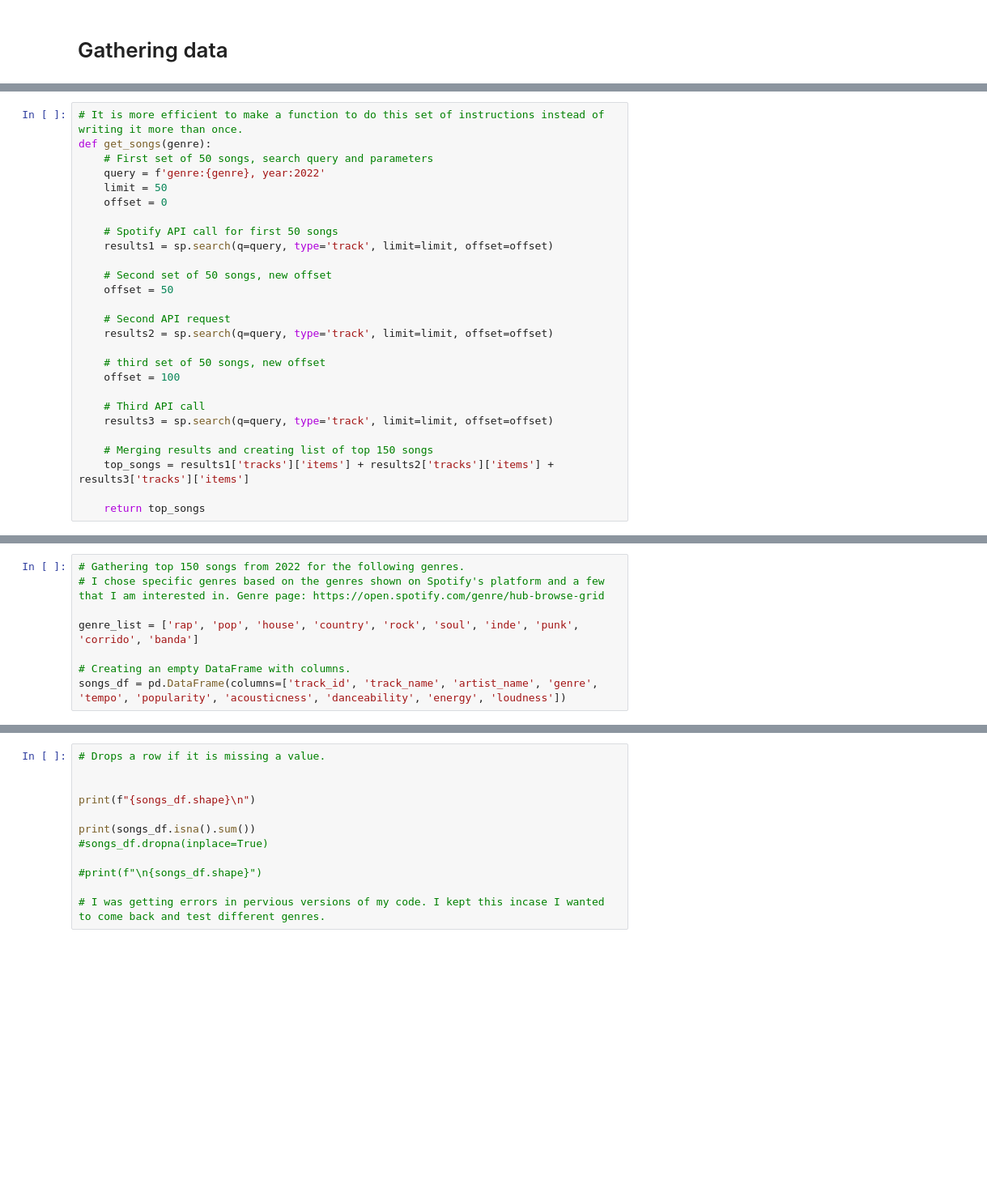
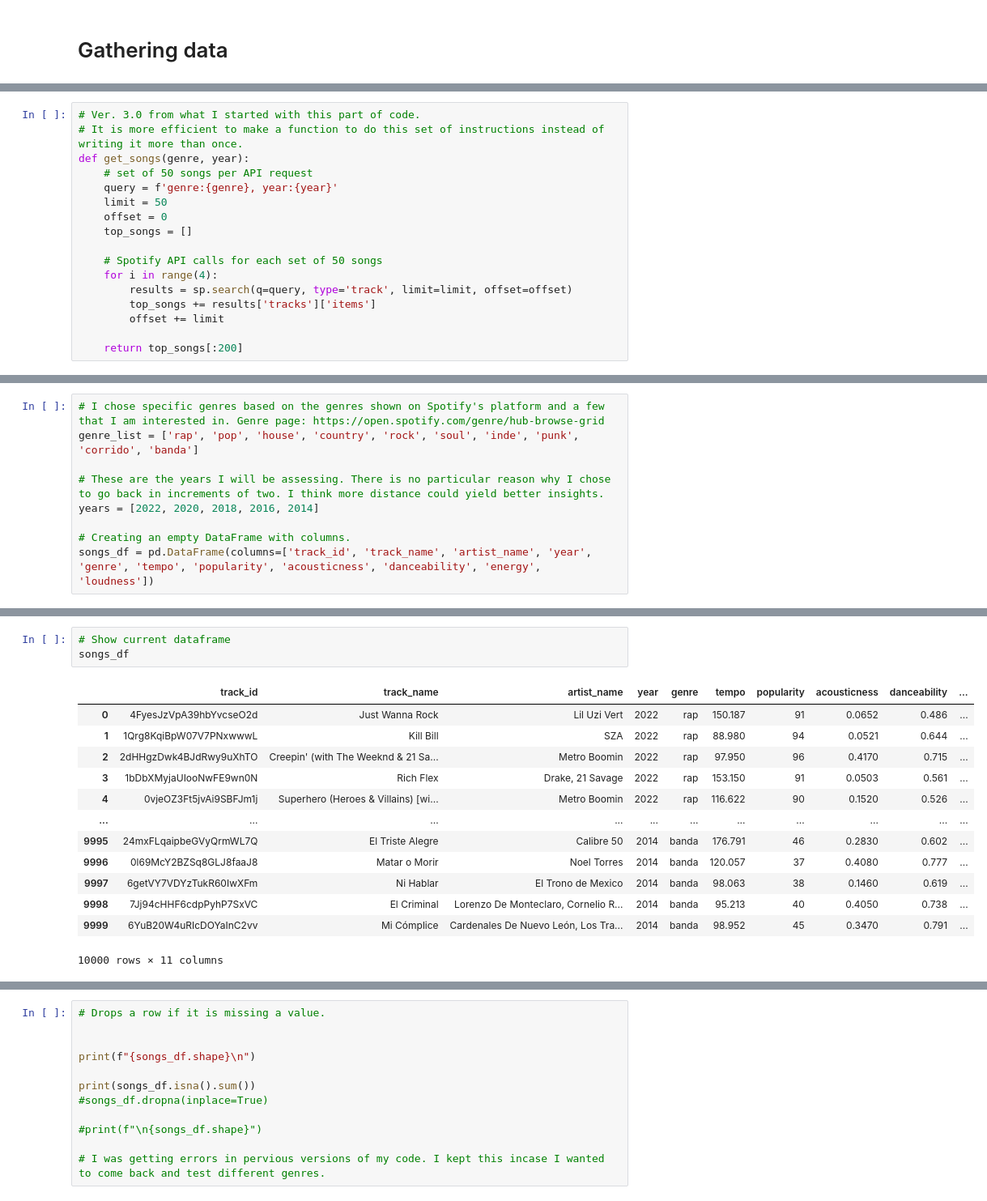
Before and after one commit to GuntherChung/INST414-A4, a Jupyter notebook: Assignment_4_Work.ipynb, the cells around one changed output, grey strips where cells are left out. Shown at 81% size. Drawn from its saved outputs; the diff is of its cells as text; blank space fills up the shorter version.

```diff
--- a/Assignment_4_Work.ipynb
+++ b/Assignment_4_Work.ipynb
@@ -27,27 +29,17 @@ sp = spotipy.Spotify(client_credentials_manager=client_credentials_manager)
 # %%
+# Ver. 3.0 from what I started with this part of code.
 # It is more efficient to make a function to do this set of instructions instead of writing it more than once.
-def get_songs(genre):
-    # First set of 50 songs, search query and parameters
-    query = f'genre:{genre}, year:2022'
+def get_songs(genre, year):
+    # set of 50 songs per API request
+    query = f'genre:{genre}, year:{year}'
     limit = 50
     offset = 0
+    top_songs = []
 
-    # Spotify API call for first 50 songs
-    results1 = sp.search(q=query, type='track', limit=limit, offset=offset)
+    # Spotify API calls for each set of 50 songs
+    for i in range(4):
+        results = sp.search(q=query, type='track', limit=limit, offset=offset)
+        top_songs += results['tracks']['items']
+        offset += limit
 
-    # Second set of 50 songs, new offset
-    offset = 50
-
-    # Second API request
-    results2 = sp.search(q=query, type='track', limit=limit, offset=offset)
-
-    # third set of 50 songs, new offset
-    offset = 100
-
-    # Third API call
-    results3 = sp.search(q=query, type='track', limit=limit, offset=offset)
-
-    # Merging results and creating list of top 150 songs
-    top_songs = results1['tracks']['items'] + results2['tracks']['items'] + results3['tracks']['items']
-
-    return top_songs
+    return top_songs[:200]
@@ -54,9 +54,10 @@ def get_songs(genre):
 # %%
-# Gathering top 150 songs from 2022 for the following genres.
 # I chose specific genres based on the genres shown on Spotify's platform and a few that I am interested in. Genre page: https://open.spotify.com/genre/hub-browse-grid
-
 genre_list = ['rap', 'pop', 'house', 'country', 'rock', 'soul', 'inde', 'punk', 'corrido', 'banda']
 
+# These are the years I will be assessing. There is no particular reason why I chose to go back in increments of two. I think more distance could yield better insights.
+years = [2022, 2020, 2018, 2016, 2014]
+
 # Creating an empty DataFrame with columns.
-songs_df = pd.DataFrame(columns=['track_id', 'track_name', 'artist_name', 'genre', 'tempo', 'popularity', 'acousticness', 'danceability', 'energy', 'loudness'])
+songs_df = pd.DataFrame(columns=['track_id', 'track_name', 'artist_name', 'year', 'genre', 'tempo', 'popularity', 'acousticness', 'danceability', 'energy', 'loudness'])
 # %%
@@ -88,3 +90,20 @@ for genre in genre_list:
+# %%
+# Show current dataframe
+songs_df
+# %% [output]
+|  | track_id | track_name | artist_name | year | genre | tempo | popularity | acousticness | danceability | ... |
+| 0 | 4FyesJzVpA39hbYvcseO2d | Just Wanna Rock | Lil Uzi Vert | 2022 | rap | 150.187 | 91 | 0.0652 | 0.486 | ... |
+| 1 | 1Qrg8KqiBpW07V7PNxwwwL | Kill Bill | SZA | 2022 | rap | 88.980 | 94 | 0.0521 | 0.644 | ... |
+| 2 | 2dHHgzDwk4BJdRwy9uXhTO | Creepin' (with The Weeknd & 21 Sa... | Metro Boomin | 2022 | rap | 97.950 | 96 | 0.4170 | 0.715 | ... |
+| 3 | 1bDbXMyjaUIooNwFE9wn0N | Rich Flex | Drake, 21 Savage | 2022 | rap | 153.150 | 91 | 0.0503 | 0.561 | ... |
+| 4 | 0vjeOZ3Ft5jvAi9SBFJm1j | Superhero (Heroes & Villains) [wi... | Metro Boomin | 2022 | rap | 116.622 | 90 | 0.1520 | 0.526 | ... |
+| ... | ... | ... | ... | ... | ... | ... | ... | ... | ... | ... |
+| 9995 | 24mxFLqaipbeGVyQrmWL7Q | El Triste Alegre | Calibre 50 | 2014 | banda | 176.791 | 46 | 0.2830 | 0.602 | ... |
+| 9996 | 0l69McY2BZSq8GLJ8faaJ8 | Matar o Morir | Noel Torres | 2014 | banda | 120.057 | 37 | 0.4080 | 0.777 | ... |
+| 9997 | 6getVY7VDYzTukR60IwXFm | Ni Hablar | El Trono de Mexico | 2014 | banda | 98.063 | 38 | 0.1460 | 0.619 | ... |
+| 9998 | 7Jj94cHHF6cdpPyhP7SxVC | El Criminal | Lorenzo De Monteclaro, Cornelio R... | 2014 | banda | 95.213 | 40 | 0.4050 | 0.738 | ... |
+| 9999 | 6YuB20W4uRIcDOYaInC2vv | Mi Cómplice | Cardenales De Nuevo León, Los Tra... | 2014 | banda | 98.952 | 45 | 0.3470 | 0.791 | ... |
+10000 rows × 11 columns
 # %%
 # Dataframe size before cleaning
 print(f'table size before cleaning: {songs_df.shape}')
```
Also changed, not shown: parts of 6 cells of this notebook, 1 other file.
